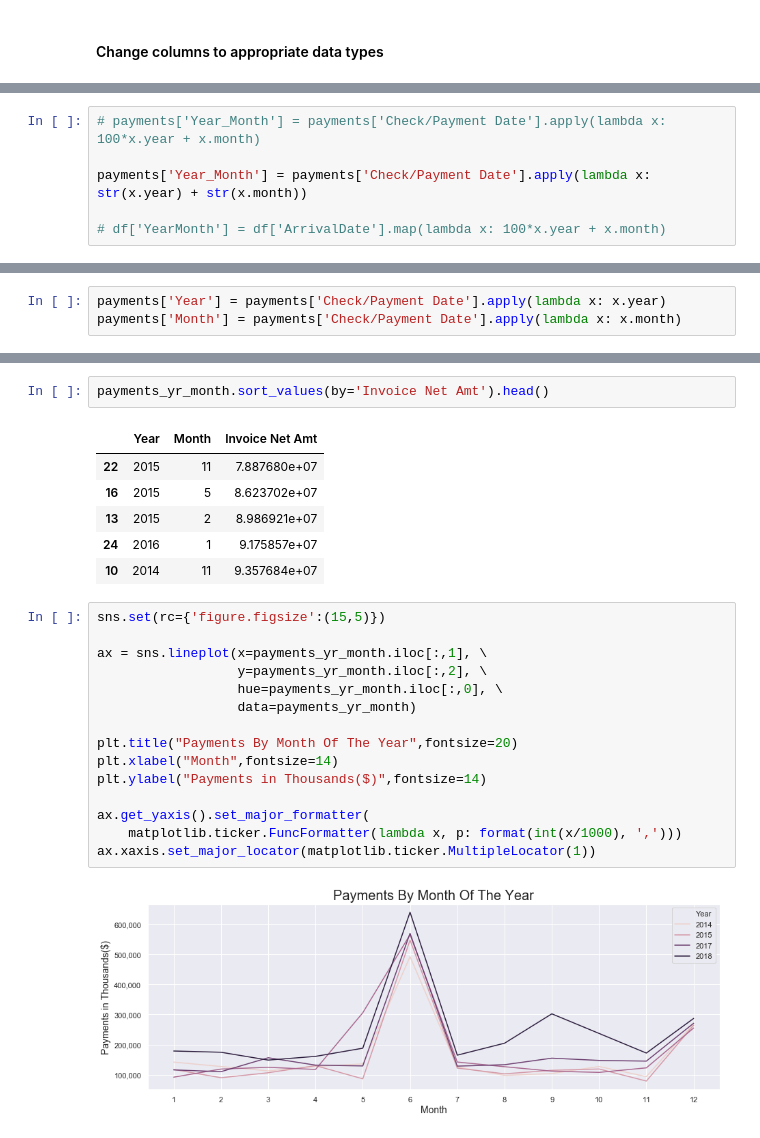
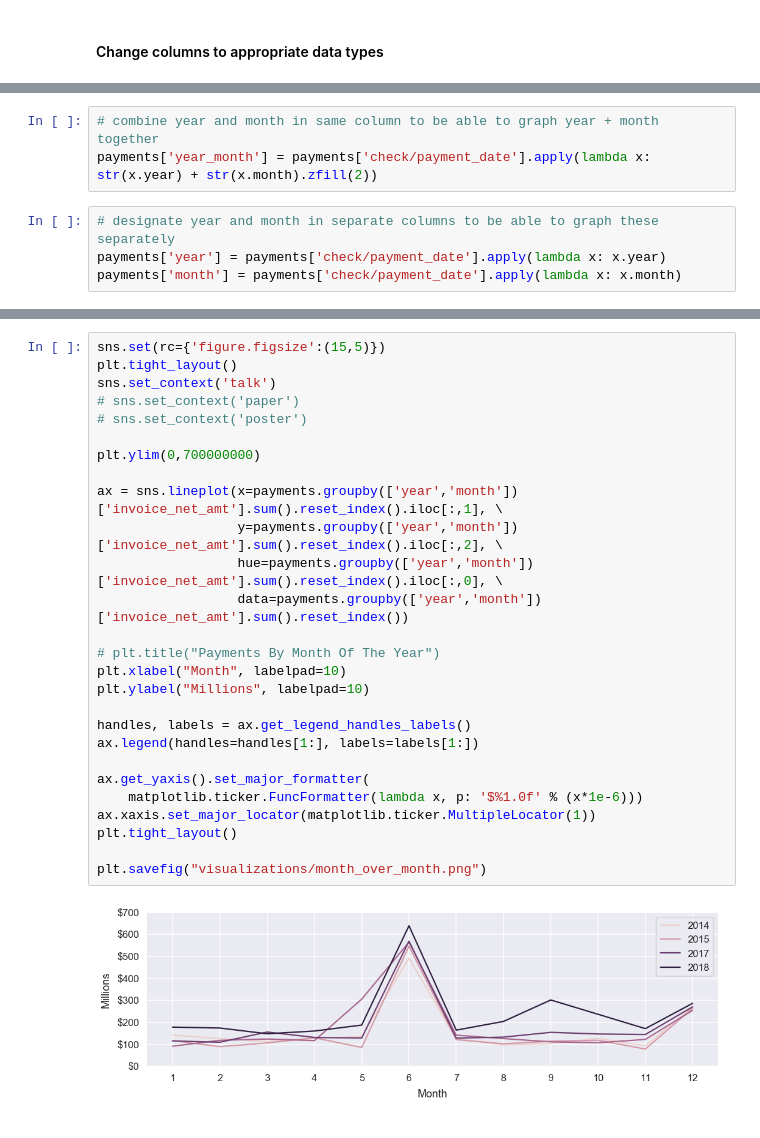
Before and after one commit to mrkjhsn/City-of-Phoenix-Vendor-Payments, a Jupyter notebook: 2014_2018_eda.ipynb, the cells around one changed output, grey strips where cells are left out. Saved outputs shown, nothing was run; the diff lists cells and outputs as text.

```diff
--- a/2014_2018_eda.ipynb
+++ b/2014_2018_eda.ipynb
@@ -57,9 +58,10 @@ dtype: object
-# %%
-# payments['Year_Month'] = payments['Check/Payment Date'].apply(lambda x: 100*x.year + x.month)
-
-payments['Year_Month'] = payments['Check/Payment Date'].apply(lambda x: str(x.year) + str(x.month))
-
-# df['YearMonth'] = df['ArrivalDate'].map(lambda x: 100*x.year + x.month)
+# %%
+# combine year and month in same column to be able to graph year + month together
+payments['year_month'] = payments['check/payment_date'].apply(lambda x: str(x.year) + str(x.month).zfill(2))
+# %%
+# designate year and month in separate columns to be able to graph these separately
+payments['year'] = payments['check/payment_date'].apply(lambda x: x.year)
+payments['month'] = payments['check/payment_date'].apply(lambda x: x.month)
 # %%
 payments.head()
 # %% [output]
@@ -83,3 +101,0 @@ Name: Invoice Net Amt, dtype: float64
-# %%
-payments['Year'] = payments['Check/Payment Date'].apply(lambda x: x.year)
-payments['Month'] = payments['Check/Payment Date'].apply(lambda x: x.month)
@@ -115,26 +127,29 @@ ax.xaxis.set_major_locator(matplotlib.ticker.MultipleLocator(1))
-# %%
-payments_yr_month.sort_values(by='Invoice Net Amt').head()
-# %% [output]
-|  | Year | Month | Invoice Net Amt |
-| 22 | 2015 | 11 | 7.887680e+07 |
-| 16 | 2015 | 5 | 8.623702e+07 |
-| 13 | 2015 | 2 | 8.986921e+07 |
-| 24 | 2016 | 1 | 9.175857e+07 |
-| 10 | 2014 | 11 | 9.357684e+07 |
 # %%
 sns.set(rc={'figure.figsize':(15,5)})
+plt.tight_layout()
+sns.set_context('talk')
+# sns.set_context('paper')
+# sns.set_context('poster')
 
-ax = sns.lineplot(x=payments_yr_month.iloc[:,1], \
-                  y=payments_yr_month.iloc[:,2], \
-                  hue=payments_yr_month.iloc[:,0], \
-                  data=payments_yr_month)
+plt.ylim(0,700000000)
 
-plt.title("Payments By Month Of The Year",fontsize=20)
-plt.xlabel("Month",fontsize=14)
-plt.ylabel("Payments in Thousands($)",fontsize=14)
+ax = sns.lineplot(x=payments.groupby(['year','month'])['invoice_net_amt'].sum().reset_index().iloc[:,1], \
+                  y=payments.groupby(['year','month'])['invoice_net_amt'].sum().reset_index().iloc[:,2], \
+                  hue=payments.groupby(['year','month'])['invoice_net_amt'].sum().reset_index().iloc[:,0], \
+                  data=payments.groupby(['year','month'])['invoice_net_amt'].sum().reset_index())
+
+# plt.title("Payments By Month Of The Year")
+plt.xlabel("Month", labelpad=10)
+plt.ylabel("Millions", labelpad=10)
+
+handles, labels = ax.get_legend_handles_labels()
+ax.legend(handles=handles[1:], labels=labels[1:])
 
 ax.get_yaxis().set_major_formatter(
-    matplotlib.ticker.FuncFormatter(lambda x, p: format(int(x/1000), ',')))
+    matplotlib.ticker.FuncFormatter(lambda x, p: '$%1.0f' % (x*1e-6)))
 ax.xaxis.set_major_locator(matplotlib.ticker.MultipleLocator(1))
+plt.tight_layout()
+
+plt.savefig("visualizations/month_over_month.png")
 # %% [output]
-[figure, old version]
+[figure, new version]
```
Also changed, not shown: parts of 18 cells of this notebook.
